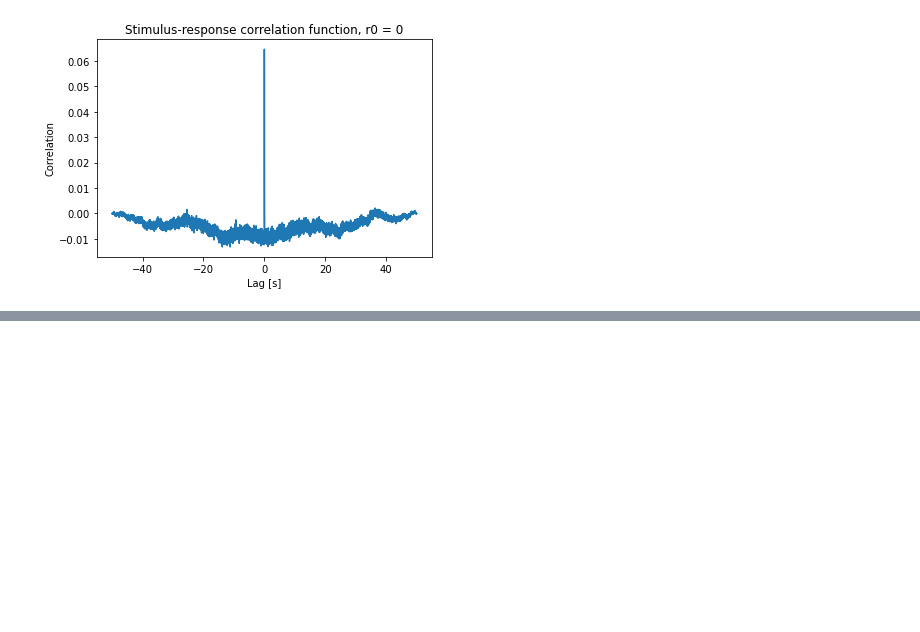
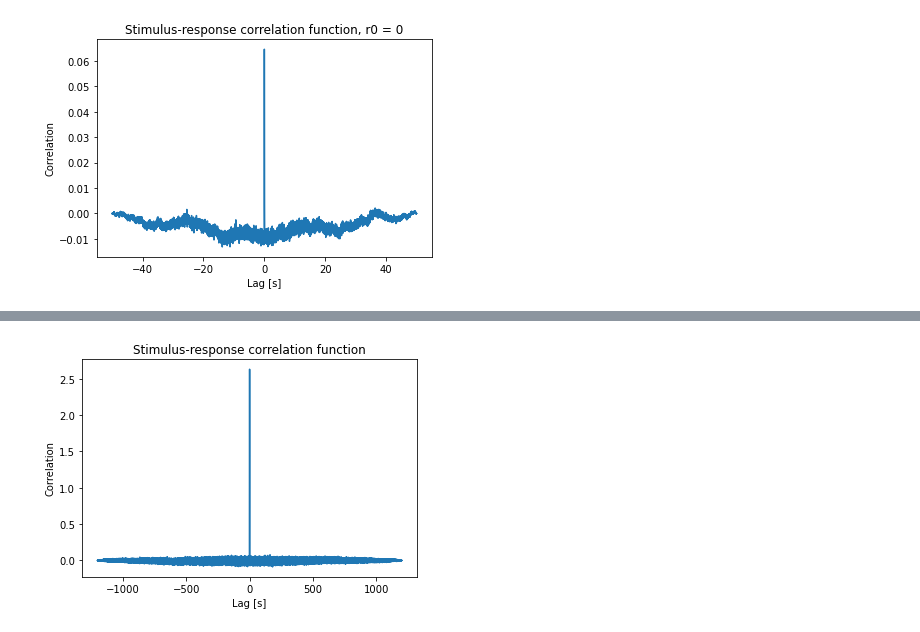
Before and after one commit to Revanchist317/DA_exercises, a Jupyter notebook: Chapter 1.ipynb, the cells around one changed output, grey strips where cells are left out. Saved outputs shown, nothing was run; the diff lists cells and outputs as text; code cells hidden in the pictures; blank space fills up the shorter version.

```diff
--- a/Chapter 1.ipynb
+++ b/Chapter 1.ipynb
@@ -670,0 +673,11 @@ In the first STA graph, we can see that the typical stimulus was the highest in
+# %%
+# I compiled the data into a simple csv file wherein the first column is the stim and the second column is
+# the rho and the rows represent different observations
+
+P8_data = pd.read_csv("C1P8.csv", header=None)
+
+# Rename the columns for clarity
+P8_data.rename(columns={0: "Rho", 1: "Stim"}, inplace=True)
+
+# Preview
+P8_data.head()
@@ -670,0 +691,16 @@ In the first STA graph, we can see that the typical stimulus was the highest in
+# %%
+# To obtain the STA, we once again need the auto-correlation function
+dt_H1 = 0.002
+
+lags_H1 = np.arange(-len(P8_data.Stim)+1, len(P8_data.Stim))*dt_H1
+Q_RS_H1 = scipy.signal.correlate(P8_data.Rho, P8_data.Stim[0: len(P8_data.Rho)], mode='full')/len(P8_data.Rho)
+
+# Plot the Q_RS just to check we are proceeding correctly
+plt.figure()
+plt.plot(lags_H1, Q_RS_H1)
+plt.xlabel('Lag [s]')
+plt.ylabel('Correlation')
+plt.title('Stimulus-response correlation function')
+plt.show()
+# %% [output]
+[figure, added]
```
Also changed, not shown: parts of 11 cells of this notebook.
